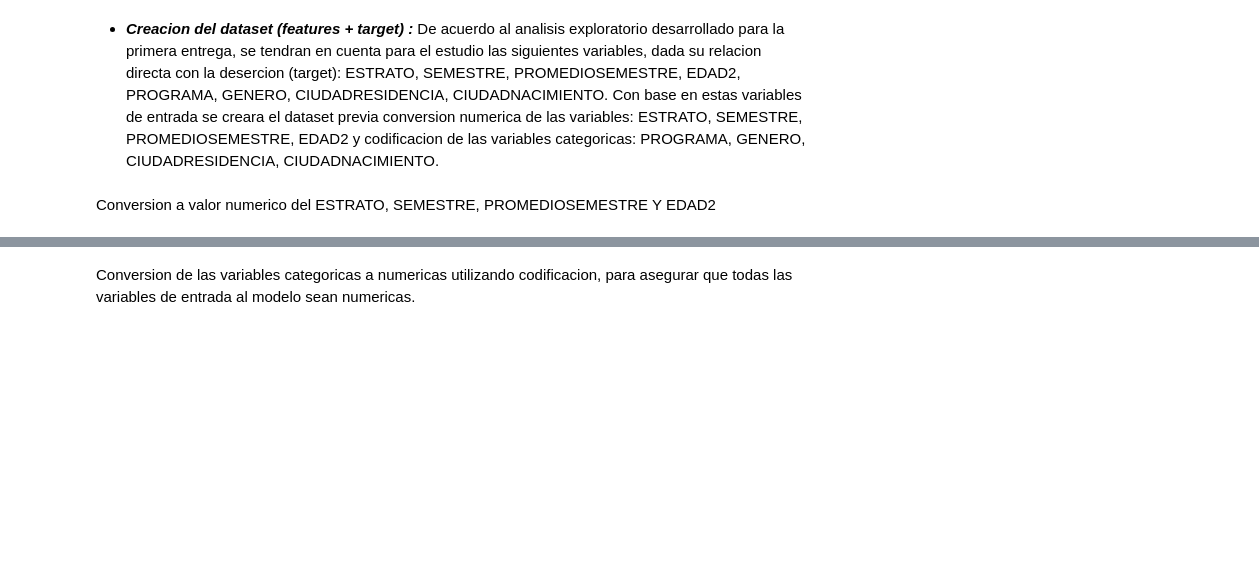
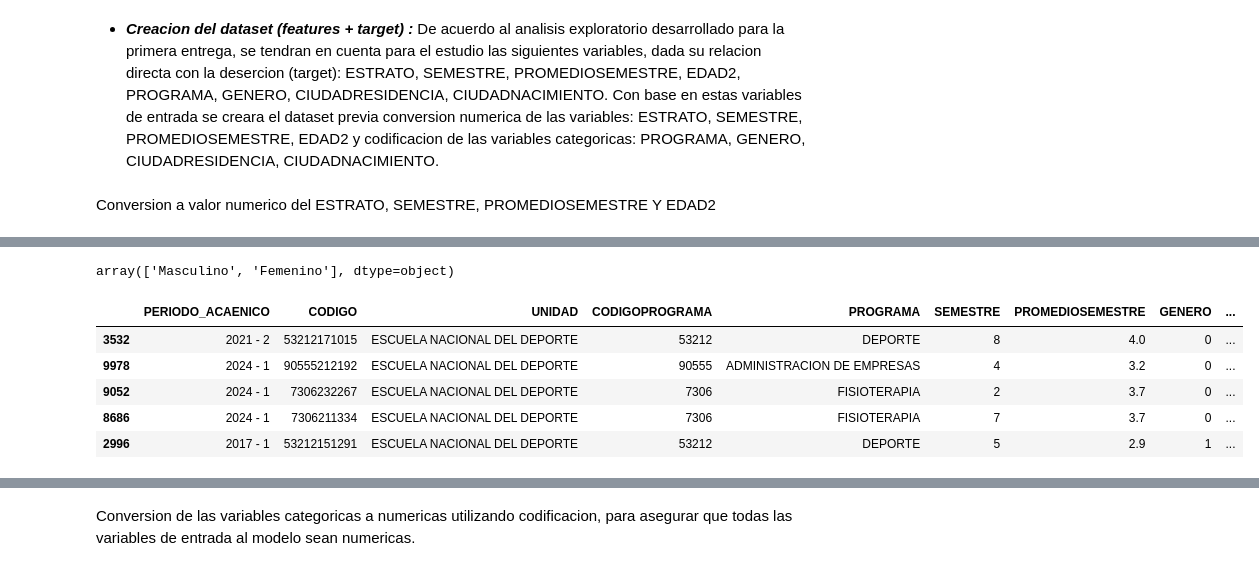
Before and after one commit to Daniel27110/Ciencia-de-Datos-Aplicada-Proyecto-Final, a Jupyter notebook: analytics/entrega final/preparacion_de_datos.ipynb, the cells around one changed output, grey strips where cells are left out. Saved outputs shown, nothing was run; the diff lists cells and outputs as text; code cells hidden in the pictures; blank space fills up the shorter version.

```diff
--- a/analytics/entrega final/preparacion_de_datos.ipynb
+++ b/analytics/entrega final/preparacion_de_datos.ipynb
@@ -129,0 +150,25 @@ demograficos_df_uniq[field] = pd.to_numeric(demograficos_df_uniq[field], errors=
+# %%
+# Aplicar la función de quitar tildes a las columnas relevantes de ambos DataFrames
+demograficos_df_uniq['CIUDADRESIDENCIA'] = demograficos_df_uniq['CIUDADRESIDENCIA'].apply(quitar_tildes)
+divipola['Nombre_Municipio'] = divipola['Nombre_Municipio'].apply(quitar_tildes)
+# %%
+relacion = pd.merge(demograficos_df_uniq,
+                    divipola[['Codigo_Municipio','Nombre_Municipio']],
+                    left_on='CIUDADRESIDENCIA',
+                    right_on='Nombre_Municipio',
+                    how='left').rename(
+    columns={
+        'Codigo_Municipio': 'COD_CIUDADRESIDENCIA',
+        'Nombre_Municipio': 'Nombre_CIUDADRESIDENCIA'}
+)
+
+relacion = pd.merge(relacion,
+                    divipola[['Codigo_Municipio','Nombre_Municipio']],
+                    left_on='IDCIUDADNACIMIENTO',
+                    right_on='Codigo_Municipio',
+                    how='left').rename(
+    columns={
+        'Codigo_Municipio': 'COD_CIUDADNACIMIENTO',
+        'Nombre_Municipio': 'Nombre_CIUDADNACIMIENTO'}
+)
+relacion.sample(3)
@@ -129,0 +188,5 @@ demograficos_df_uniq[field] = pd.to_numeric(demograficos_df_uniq[field], errors=
+# %%
+# Revision de Genero
+relacion['GENERO'].unique()
+# %% [output]
+array(['Masculino', 'Femenino'], dtype=object)
@@ -130 +199,12 @@ demograficos_df_uniq[field] = pd.to_numeric(demograficos_df_uniq[field], errors=
+# %%
+# MAPEO DE VALORES NUMERICOS DE GENERO
+relacion['GENERO'] = relacion['GENERO'].map(genero_map)
+relacion.sample(5)
+# %% [output]
+|  | PERIODO_ACAENICO | CODIGO | UNIDAD | CODIGOPROGRAMA | PROGRAMA | SEMESTRE | PROMEDIOSEMESTRE | GENERO | ... |
+| 3532 | 2021 - 2 | 53212171015 | ESCUELA NACIONAL DEL DEPORTE | 53212 | DEPORTE | 8 | 4.0 | 0 | ... |
+| 9978 | 2024 - 1 | 90555212192 | ESCUELA NACIONAL DEL DEPORTE | 90555 | ADMINISTRACION DE EMPRESAS | 4 | 3.2 | 0 | ... |
+| 9052 | 2024 - 1 | 7306232267 | ESCUELA NACIONAL DEL DEPORTE | 7306 | FISIOTERAPIA | 2 | 3.7 | 0 | ... |
+| 8686 | 2024 - 1 | 7306211334 | ESCUELA NACIONAL DEL DEPORTE | 7306 | FISIOTERAPIA | 7 | 3.7 | 0 | ... |
+| 2996 | 2017 - 1 | 53212151291 | ESCUELA NACIONAL DEL DEPORTE | 53212 | DEPORTE | 5 | 2.9 | 1 | ... |
 # %%
```
Also changed, not shown: parts of 17 cells of this notebook, 1 other file.
